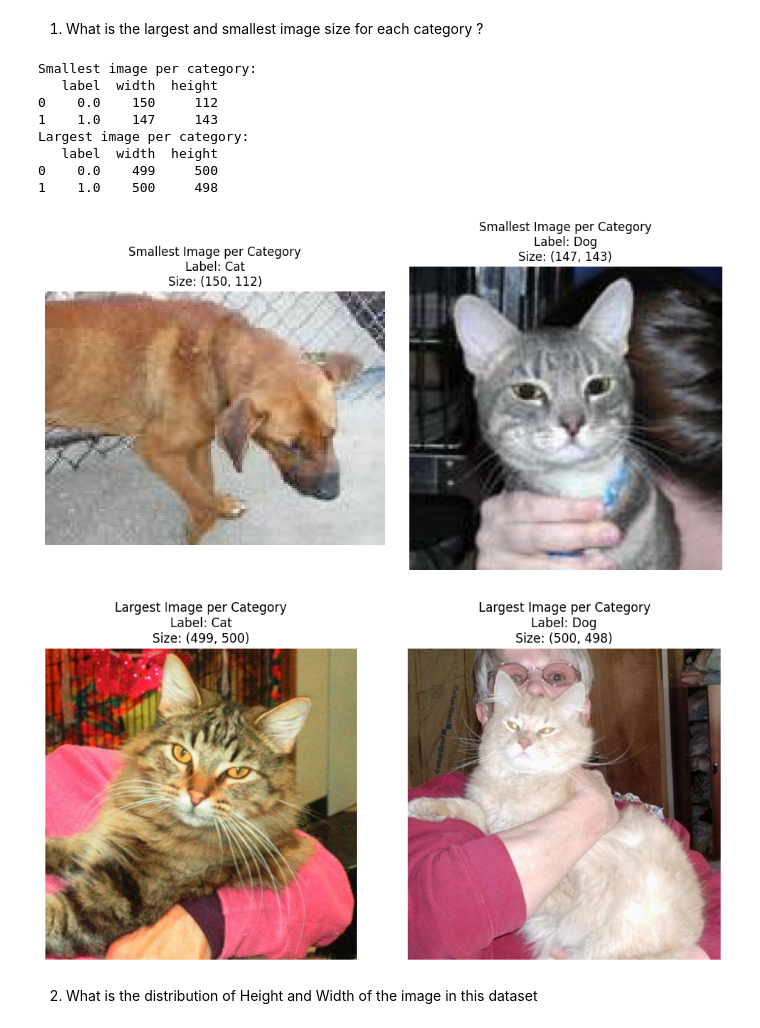
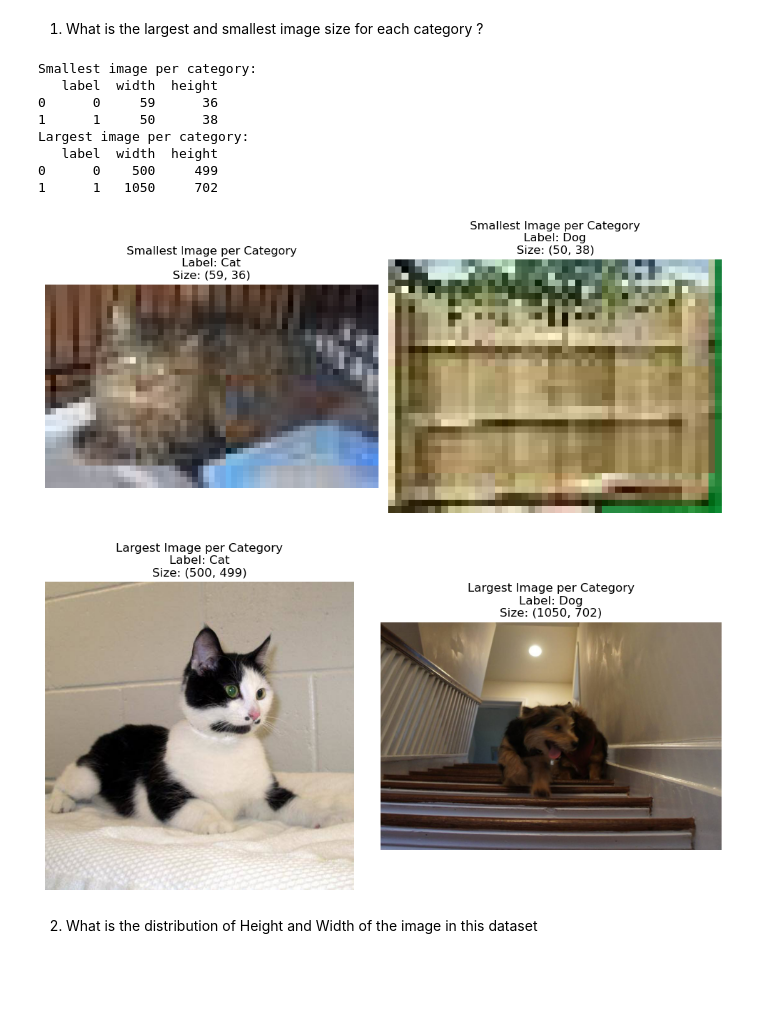
Before and after one commit to Kharris-Khisunica/Prak2ML, a Jupyter notebook: 13522051_13522105_K1_Deadline1.ipynb, the cells around one changed output. Cells and saved outputs as stored; diff of their text form; code cells hidden in the pictures; blank space fills up the shorter version.

```diff
--- a/13522051_13522105_K1_Deadline1.ipynb
+++ b/13522051_13522105_K1_Deadline1.ipynb
@@ -27,10 +27,10 @@ from pathlib import Path
 ## Import Dataset
 # %%
 # Write your code here
-train_csv = "./praktikum-2-if-3270-ml/train.csv"
-test_csv = "./praktikum-2-if-3270-ml/test.csv"
-train_img = "./praktikum-2-if-3270-ml/images/images/train"
-test_img =  "./praktikum-2-if-3270-ml/images/images/test"
+train_csv_dir = "./train.csv"
+test_csv_dir = "./test.csv"
+train_img_dir = "./praktikum-2-if-3270-ml/images/images/train"
+test_img_dir =  "./praktikum-2-if-3270-ml/images/images/test"
 
-df_train = pd.read_csv(train_csv)
-df_test = pd.read_csv(test_csv)
+df_train = pd.read_csv(train_csv_dir)
+df_test = pd.read_csv(test_csv_dir)
@@ -92,11 +107,11 @@ plt.show()
 # %% [markdown]
 ### Image Properties
 # %%
-sample_df = df_train.sample(1250, random_state = 42)
+sample_df = df_train
 
 image_shapes = []
 for image in sample_df['Image']:
-    path = train_img + f"/{image}"
+    path = train_img_dir + f"/{image}"
     with Image.open(path) as img:
         image_shapes.append(img.size + (img.mode,))
 
@@ -136,44 +150,53 @@ Name: count, dtype: int64
 # %% [markdown]
 1. What is the largest and smallest image size for each category ?
 # %%
+sample_df = df_train
+
 shape_df['pixels'] = shape_df['width'] * shape_df['height']
+shape_df['file'] = df_train['Image'].values
+shape_df['label'] = df_train['Species_Label'].values
 
-smallest = shape_df.loc[shape_df.groupby('label')['pixels'].idxmin()].reset_index(drop=True)
-largest = shape_df.loc[shape_df.groupby('label')['pixels'].idxmax()].reset_index(drop=True)
+grouped = shape_df.groupby('label')
 
+smallest = grouped.apply(lambda x: x.drop(columns='label').nsmallest(1, 'pixels')).reset_index(drop=True)
+largest = grouped.apply(lambda x: x.drop(columns='label').nlargest(1, 'pixels')).reset_index(drop=True)
+
+smallest['label'] = grouped['label'].first().values
+largest['label'] = grouped['label'].first().values
+
+print("Smallest image per category:")
+print(smallest[['label', 'width', 'height']])
+
+print("Largest image per category:")
+print(largest[['label', 'width', 'height']])
 
 def show_images(df, title):
     plt.figure(figsize=(10, 5))
     for i, row in enumerate(df.itertuples()):
-        img = Image.open(row.filepath)
+        path = train_img_dir + f"/{row.file}"
+        img = Image.open(path)
         plt.subplot(1, 2, i + 1)
         plt.imshow(img)
         label_str = "Cat" if row.label == 0 else "Dog"
         plt.title(f"{title}\nLabel: {label_str}\nSize: {img.size}")
         plt.axis('off')
     plt.tight_layout()
     plt.show()
 
-# 4. Print info and show images
-print("Smallest image per category:")
-print(smallest[['label', 'width', 'height']])
-
-print("Largest image per category:")
-print(largest[['label', 'width', 'height']])
-
+# 5. Display smallest and largest images
 show_images(smallest, "Smallest Image per Category")
 show_images(largest, "Largest Image per Category")
 # %% [output]
 Smallest image per category:
    label  width  height
-0    0.0    150     112
-1    1.0    147     143
+0      0     59      36
+1      1     50      38
 Largest image per category:
    label  width  height
-0    0.0    499     500
-1    1.0    500     498
+0      0    500     499
+1      1   1050     702
-[figure, old version]
+[figure, new version]
-[figure, old version]
+[figure, new version]
 # %% [markdown]
 2. What is the distribution of Height and Width of the image in this dataset
 # %%
```
Also changed, not shown: parts of 40 cells of this notebook.
